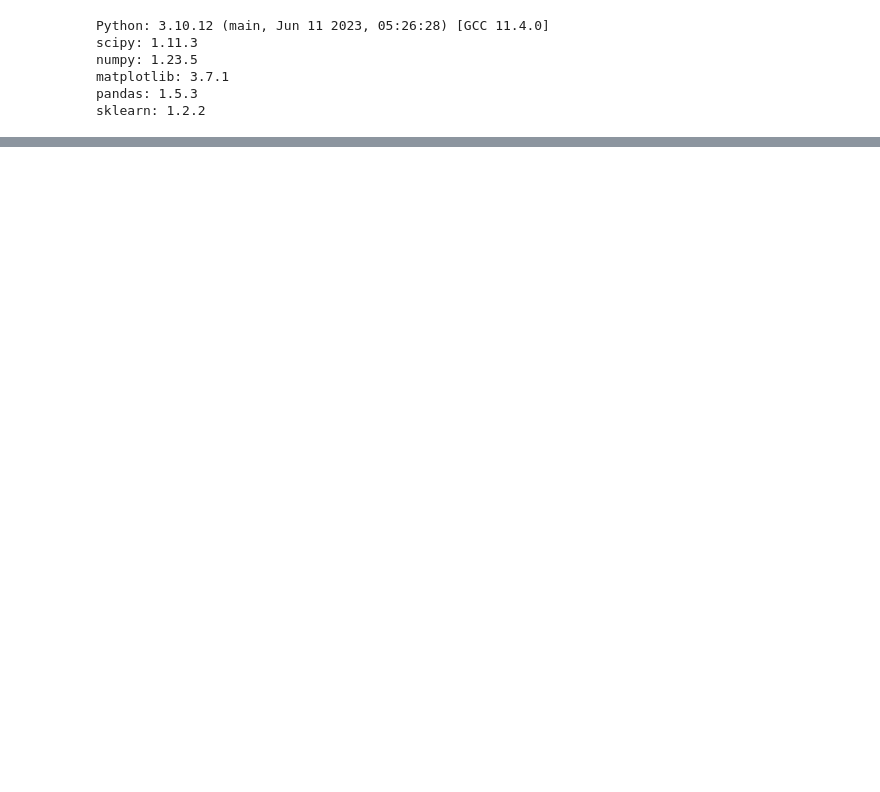
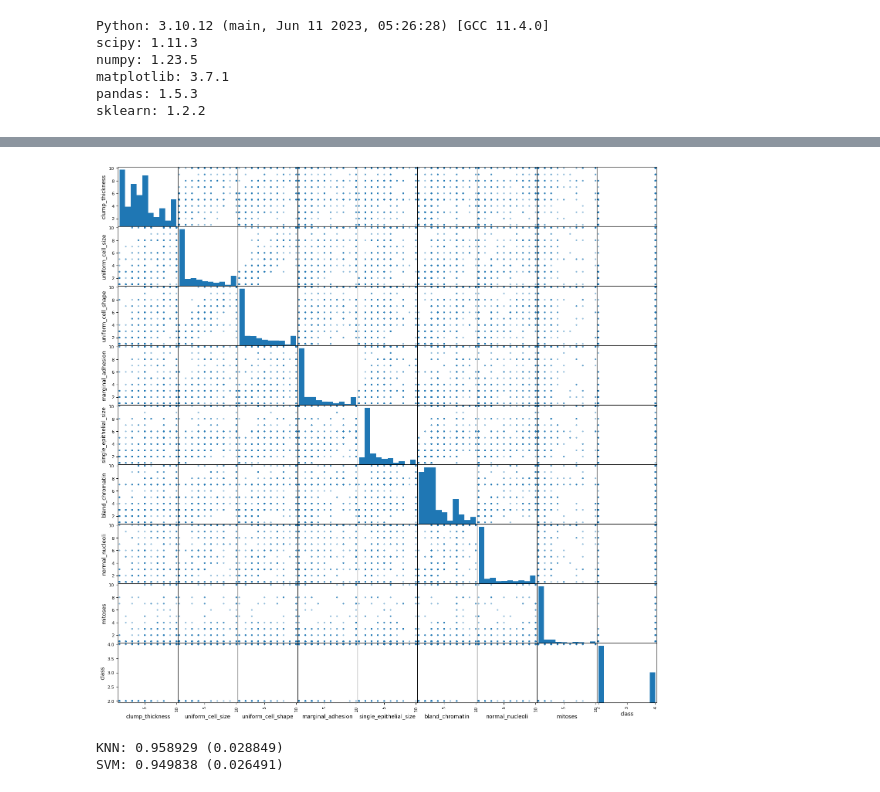
Before and after one commit to vitamingyu/ml-dl-health_care, a Jupyter notebook: breast_cancer.ipynb, the cells around one changed output, grey strips where cells are left out. Drawn from its saved outputs; the diff is of its cells as text; code cells hidden in the pictures; blank space fills up the shorter version.

```diff
--- a/breast_cancer.ipynb
+++ b/breast_cancer.ipynb
@@ -38,0 +84,7 @@ df = pd.read_csv(url, names=names)
+# %%
+# 산점도 행렬 : 선형 모델을 선택하는 것이 좋을지 복잡한 모델을 선택하는 것이 좋을지 판단하는데 유용
+scatter_matrix(df, figsize=(18,18))
+plt.show()
+# uniform_cell_shape와 uniform_cell_size는 강한 상관관계가 보이지만 다른 변수에선 뚜렷한 상관관계가 보이진 않는다
+# %% [output]
+[figure, added]
@@ -38,0 +101,25 @@ df = pd.read_csv(url, names=names)
+# %%
+# K-근접 이웃과 SVM을 사용할 것임
+# for문을 통해 두 모델을 동시에 훈련시키고 K-겹 교차검증을 시행한 후 그 결과인 평균값과 표준편차가 출력되게 코딩
+# k-fold 교차검증 : 훈련데이터를 k값에 해당하는 n_splits개의 서브그룹으로 나누고, 서브그룹에서 하나를 제외한 후 학습시킨 다음, 제외했던 나머지 그룹으로 모델을 평가
+# 이후 다른 하나를 제외한 후 같은 방법으로 모델을 훈련시키고 평가
+
+# 모델정의
+models = []
+models.append(('KNN', KNeighborsClassifier(n_neighbors=5)))  # 5개의 가장 가까운 이웃을 고려
+models.append(('SVM', SVC(gamma='auto')))  # SVM 모델의 커널 계수 자동선택(?)
+
+# 모델평가
+results = []
+names = []
+
+for name, model in models:
+  kfold = model_selection.KFold(n_splits=10)  # 10개의 서브그룹으로 나눔
+  cv_results = model_selection.cross_val_score(model, x_train, y_train, cv=kfold, scoring=scoring)
+  results.append(cv_results)
+  names.append(name)
+  msg = "%s: %f (%f)" % (name, cv_results.mean(), cv_results.std())
+  print(msg)
+# %% [output]
+KNN: 0.958929 (0.028849)
+SVM: 0.949838 (0.026491)
```
Also changed, not shown: parts of 10 cells of this notebook.
